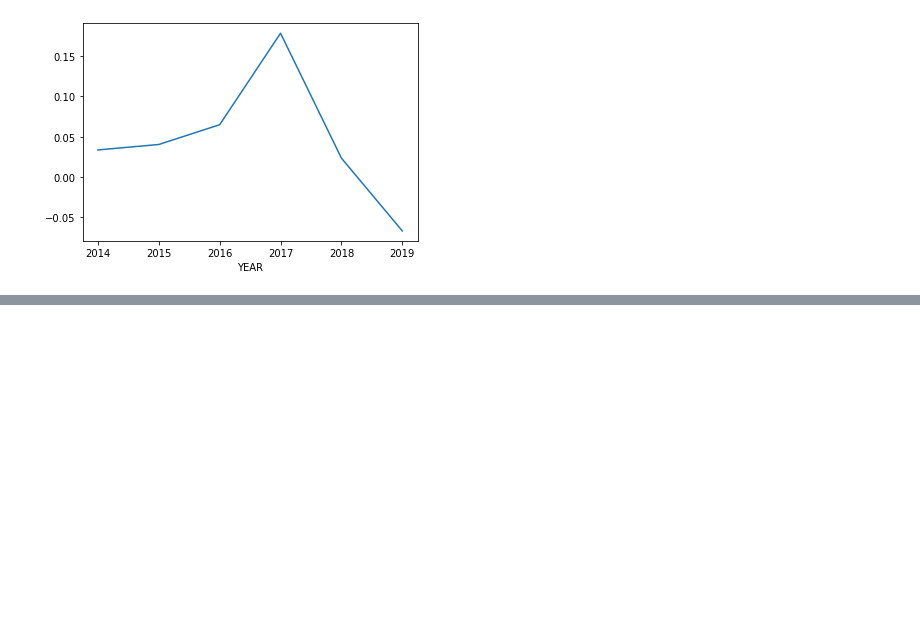
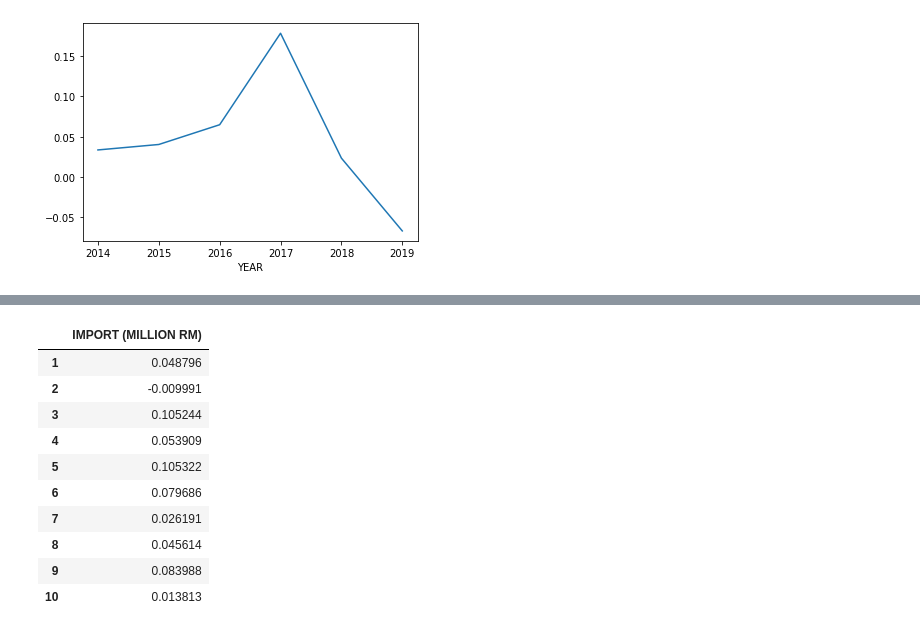
Before and after one commit to hazimutalib/dosm, a Jupyter notebook: Untitled.ipynb, the cells around one changed output, grey strips where cells are left out. Saved outputs shown, nothing was run; the diff lists cells and outputs as text; code cells hidden in the pictures; blank space fills up the shorter version.

```diff
--- a/Untitled.ipynb
+++ b/Untitled.ipynb
@@ -485,0 +501,14 @@ lol['GROWTH (%)'].plot()
+# %%
+pd.DataFrame(list, index = [1,2,3,4,5,6,7,8,9,10])
+# %% [output]
+|  | IMPORT (MILLION RM) |
+| 1 | 0.048796 |
+| 2 | -0.009991 |
+| 3 | 0.105244 |
+| 4 | 0.053909 |
+| 5 | 0.105322 |
+| 6 | 0.079686 |
+| 7 | 0.026191 |
+| 8 | 0.045614 |
+| 9 | 0.083988 |
+| 10 | 0.013813 |
```
Also changed, not shown: parts of 10 cells of this notebook, 2 other files.
